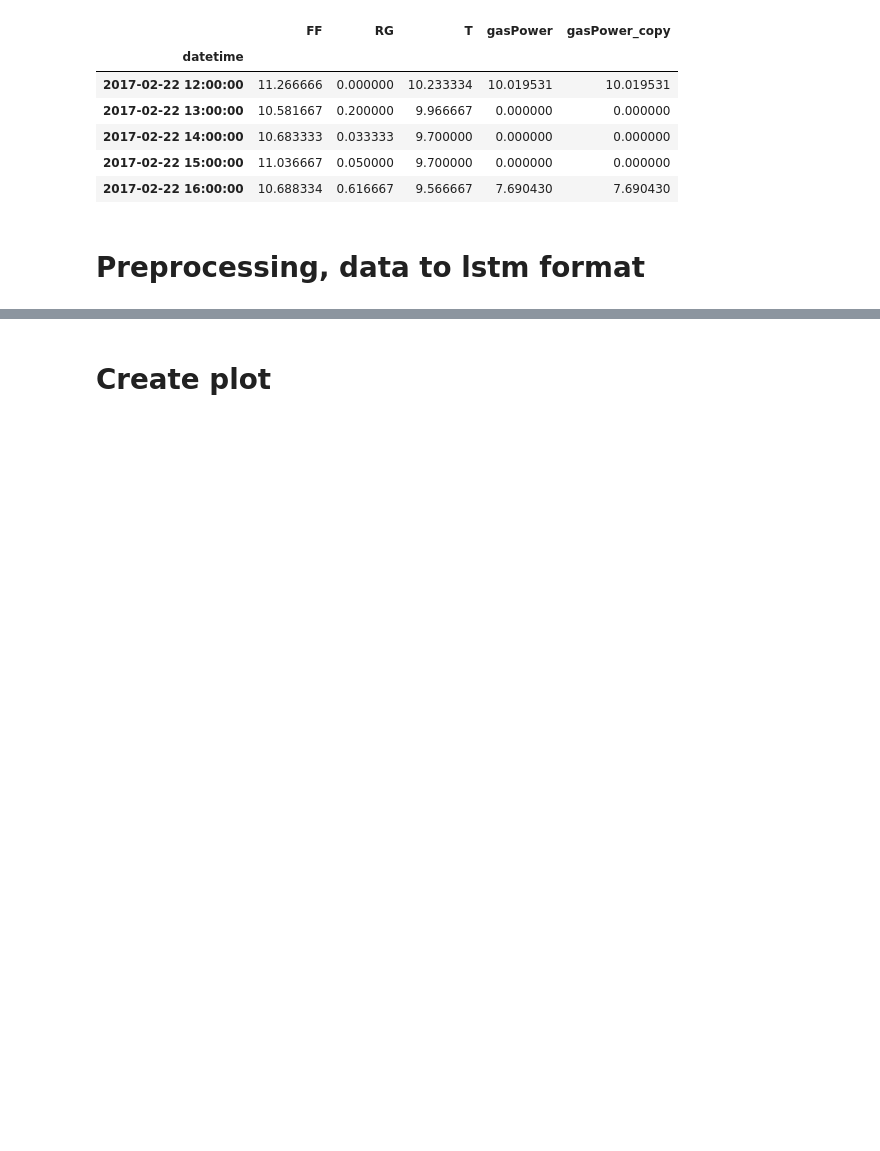
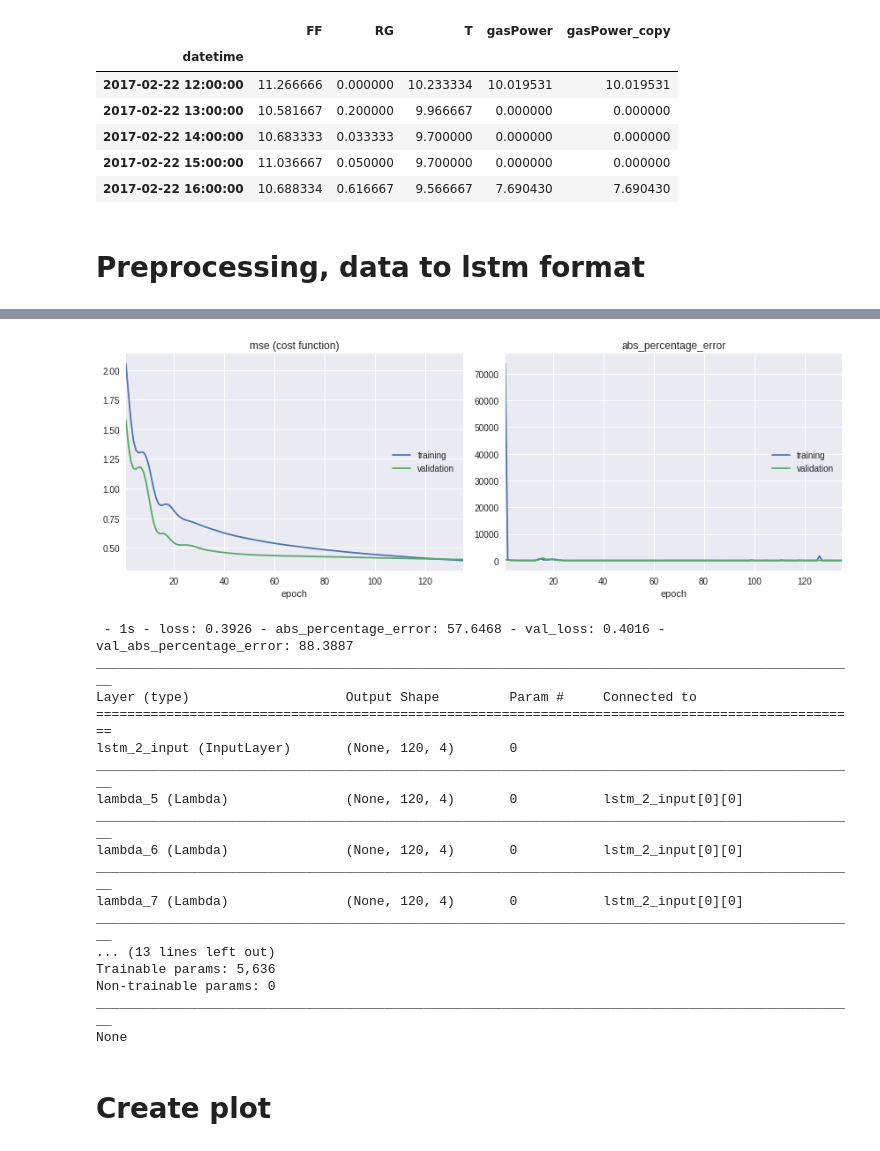
Before and after one commit to deKeijzer/KB-74-OPSCHALER, a Jupyter notebook: Personal_folders/Brian/Keras/LSTM.ipynb, the cells around one changed output, grey strips where cells are left out. Saved outputs shown, nothing was run; the diff lists cells and outputs as text; code cells hidden in the pictures; blank space fills up the shorter version.

```diff
--- a/Personal_folders/Brian/Keras/LSTM.ipynb
+++ b/Personal_folders/Brian/Keras/LSTM.ipynb
@@ -144,18 +142,18 @@ def abs_percentage_error(y_true, y_pred):
     return (K.abs(y_true - y_pred) / K.abs(y_pred)) * 100
 # %%
 hidden_nodes = 35 # 35
-epochs = 1000
 
 # Create model
 model = Sequential()
 
 model.add(LSTM(hidden_nodes, input_shape=(look_back, num_features), kernel_initializer='TruncatedNormal'))
 model.add(LeakyReLU())
+#model.add(Dropout(0.5))
 
-#model.add(Dense(100, kernel_initializer='TruncatedNormal'))
+#model.add(Dense(35, kernel_initializer='TruncatedNormal'))
 #model.add(LeakyReLU())
 
-#N = 256 #45
+#N = 128 #45
 #for i in range(4):
 #    model.add(Dense(N-i*4, kernel_initializer='TruncatedNormal'))
 #    model.add(LeakyReLU())
@@ -166,8 +164,3 @@ model.add(Dense(units=output_dim, kernel_initializer='TruncatedNormal'))
 #model.add(Activation('linear'))
 
 model = multi_gpu_model(model, gpus=num_gpu)
-
-sgd = SGD(lr=0.05, momentum=0.9, decay=0, nesterov=True) # sgd in general yields better results, but needs a lot of tweeking and is slower
-
-# compile & fit
-model.compile(optimizer='adam', loss = ['mse'], metrics=['mse', abs_percentage_error])
@@ -188,2 +167,45 @@ KeyboardInterrupt:
+# %%
+"""
+Look back , 5
+nodes, 35
+
+More only makes the model more complex and harder/slower to train
+"""
+
+epochs = 135 #135
+
+sgd = SGD(lr=0.05, momentum=0.9, decay=0, nesterov=True) # sgd in general yields better results, but needs a lot of tweeking and is slower
+
+# compile & fit
+model.compile(optimizer=sgd, loss = ['mse'], metrics=[abs_percentage_error])
+
+
+early_stopping_monitor = EarlyStopping(patience=5000)
+
+
+
+model.fit(X_train, y_train, epochs=epochs, batch_size=int(len(X_train)/1), validation_data=(X_test, y_test),
+         verbose=2, callbacks=[PlotLossesKeras(), early_stopping_monitor])
+
+print(model.summary())
+# %% [output]
+[figure, added]
+ - 1s - loss: 0.3926 - abs_percentage_error: 57.6468 - val_loss: 0.4016 - val_abs_percentage_error: 88.3887
+__________________________________________________________________________________________________
+Layer (type)                    Output Shape         Param #     Connected to
+==================================================================================================
+lstm_2_input (InputLayer)       (None, 120, 4)       0
+__________________________________________________________________________________________________
+lambda_5 (Lambda)               (None, 120, 4)       0           lstm_2_input[0][0]
+__________________________________________________________________________________________________
+lambda_6 (Lambda)               (None, 120, 4)       0           lstm_2_input[0][0]
+__________________________________________________________________________________________________
+lambda_7 (Lambda)               (None, 120, 4)       0           lstm_2_input[0][0]
+__________________________________________________________________________________________________
+... (13 lines left out)
+Trainable params: 5,636
+Non-trainable params: 0
+__________________________________________________________________________________________________
+None
 # %% [markdown]
 # Create plot
```
Also changed, not shown: parts of 14 cells of this notebook, 5 other files.
